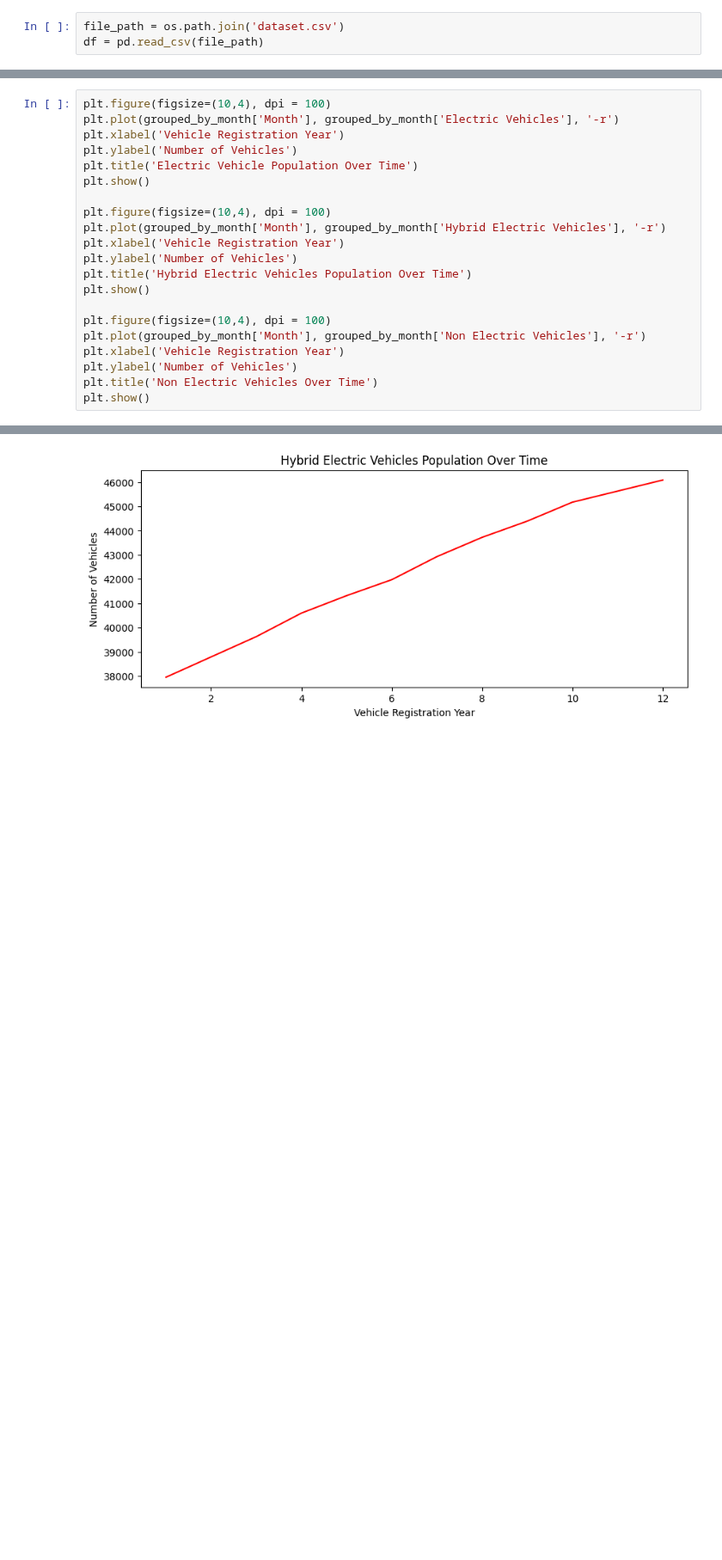
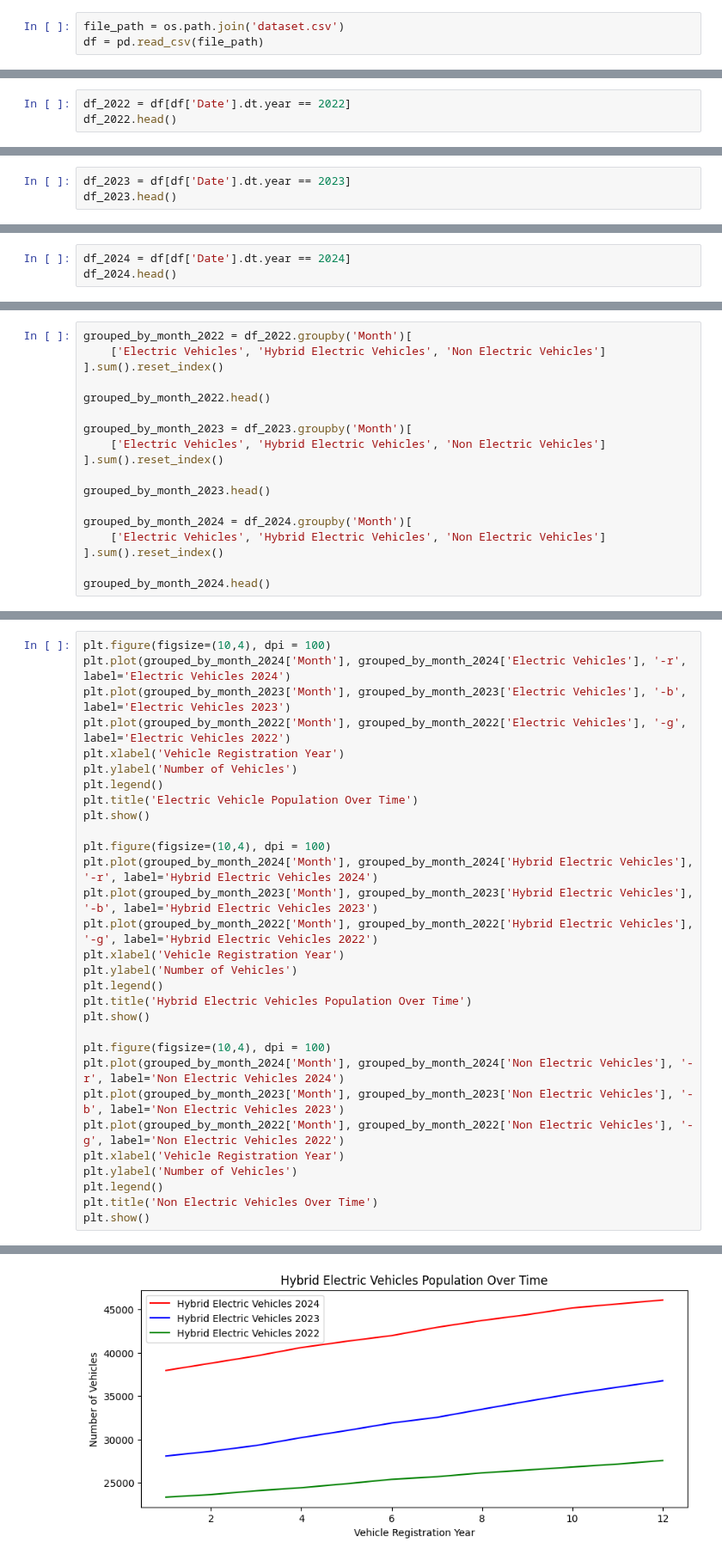
Before and after one commit to thisishasan/slda, a Jupyter notebook: code.ipynb, the cells around one changed output, grey strips where cells are left out. Shown at 86% size. Cells and saved outputs as stored; diff of their text form; blank space fills up the shorter version.

```diff
--- a/code.ipynb
+++ b/code.ipynb
@@ -112,0 +63,3 @@ grouped_by_month.head(50)
+# %%
+df_2022 = df[df['Date'].dt.year == 2022]
+df_2022.head()
@@ -112,0 +73,3 @@ grouped_by_month.head(50)
+# %%
+df_2023 = df[df['Date'].dt.year == 2023]
+df_2023.head()
@@ -112,0 +83,3 @@ grouped_by_month.head(50)
+# %%
+df_2024 = df[df['Date'].dt.year == 2024]
+df_2024.head()
@@ -112,0 +93,18 @@ grouped_by_month.head(50)
+# %%
+grouped_by_month_2022 = df_2022.groupby('Month')[
+    ['Electric Vehicles', 'Hybrid Electric Vehicles', 'Non Electric Vehicles']
+].sum().reset_index()
+
+grouped_by_month_2022.head()
+
+grouped_by_month_2023 = df_2023.groupby('Month')[
+    ['Electric Vehicles', 'Hybrid Electric Vehicles', 'Non Electric Vehicles']
+].sum().reset_index()
+
+grouped_by_month_2023.head()
+
+grouped_by_month_2024 = df_2024.groupby('Month')[
+    ['Electric Vehicles', 'Hybrid Electric Vehicles', 'Non Electric Vehicles']
+].sum().reset_index()
+
+grouped_by_month_2024.head()
@@ -113,22 +118,31 @@ grouped_by_month.head(50)
 # %%
 plt.figure(figsize=(10,4), dpi = 100)
-plt.plot(grouped_by_month['Month'], grouped_by_month['Electric Vehicles'], '-r')
+plt.plot(grouped_by_month_2024['Month'], grouped_by_month_2024['Electric Vehicles'], '-r', label='Electric Vehicles 2024')
+plt.plot(grouped_by_month_2023['Month'], grouped_by_month_2023['Electric Vehicles'], '-b', label='Electric Vehicles 2023')
+plt.plot(grouped_by_month_2022['Month'], grouped_by_month_2022['Electric Vehicles'], '-g', label='Electric Vehicles 2022')
 plt.xlabel('Vehicle Registration Year')
 plt.ylabel('Number of Vehicles')
+plt.legend()
 plt.title('Electric Vehicle Population Over Time')
 plt.show()
 
 plt.figure(figsize=(10,4), dpi = 100)
-plt.plot(grouped_by_month['Month'], grouped_by_month['Hybrid Electric Vehicles'], '-r')
+plt.plot(grouped_by_month_2024['Month'], grouped_by_month_2024['Hybrid Electric Vehicles'], '-r', label='Hybrid Electric Vehicles 2024')
+plt.plot(grouped_by_month_2023['Month'], grouped_by_month_2023['Hybrid Electric Vehicles'], '-b', label='Hybrid Electric Vehicles 2023')
+plt.plot(grouped_by_month_2022['Month'], grouped_by_month_2022['Hybrid Electric Vehicles'], '-g', label='Hybrid Electric Vehicles 2022')
 plt.xlabel('Vehicle Registration Year')
 plt.ylabel('Number of Vehicles')
+plt.legend()
 plt.title('Hybrid Electric Vehicles Population Over Time')
 plt.show()
 
 plt.figure(figsize=(10,4), dpi = 100)
-plt.plot(grouped_by_month['Month'], grouped_by_month['Non Electric Vehicles'], '-r')
+plt.plot(grouped_by_month_2024['Month'], grouped_by_month_2024['Non Electric Vehicles'], '-r', label='Non Electric Vehicles 2024')
+plt.plot(grouped_by_month_2023['Month'], grouped_by_month_2023['Non Electric Vehicles'], '-b', label='Non Electric Vehicles 2023')
+plt.plot(grouped_by_month_2022['Month'], grouped_by_month_2022['Non Electric Vehicles'], '-g', label='Non Electric Vehicles 2022')
 plt.xlabel('Vehicle Registration Year')
 plt.ylabel('Number of Vehicles')
+plt.legend()
 plt.title('Non Electric Vehicles Over Time')
 plt.show()
 # %% [output]
@@ -136 +150 @@ plt.show()
-[figure, old version]
+[figure, new version]
```
Also changed, not shown: parts of 11 cells of this notebook.
